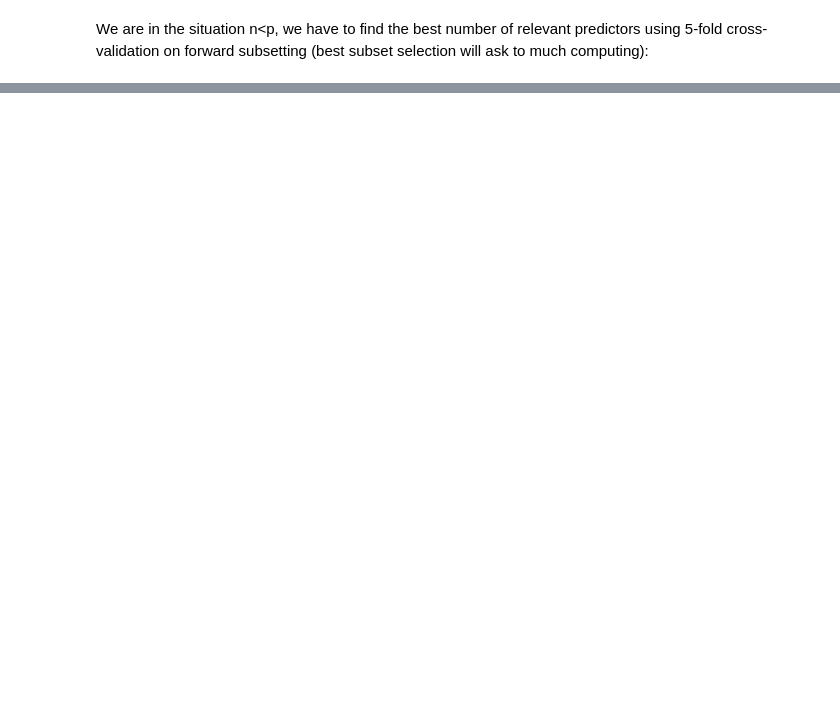
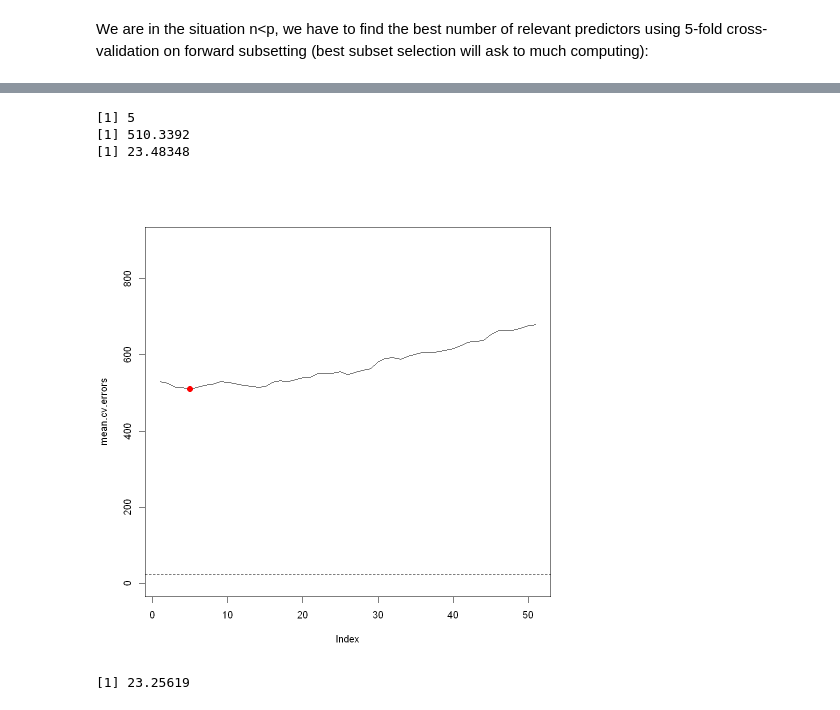
Before and after one commit to tomcastigl/BIO-322_mini_proj, a Jupyter notebook: src/projectA.ipynb, the cells around one changed output, grey strips where cells are left out. Cells and saved outputs as stored; diff of their text form; code cells hidden in the pictures; blank space fills up the shorter version.

Commit message:
maybe finished linear methods

```diff
--- a/src/projectA.ipynb
+++ b/src/projectA.ipynb
@@ -100,10 +148,3 @@ We are in the situation n<p, we have to find the best number of relevant predict
 # %%
 library(leaps)
 library(tidymodels)
-# %%
-predict.regsubsets <- function(object, newdata, id, form = as.formula(object$call[[2]])) {
-    mat = model.matrix(form, newdata)
-    coefi = coef(object, id=id)
-    xvars = names(coefi)
-    mat[,xvars]%*%coefi
-}                                    #using predict formula defined in Lecture 4
@@ -110,10 +158,13 @@ predict.regsubsets <- function(object, newdata, id, form = as.formula(object$cal
 # %%
-fit.and.eval<-function(fold,formula = VALENCE.PLEASANTNESS ~ .) {
-    fit<-regsubsets(formula, analysis(fold), nvmax=30, method = 'forward')
+predict.regsubsets<-function(object,newdata,nb,formula=as.formula(object$call[2])){
+    mat=model.matrix(formula,newdata)
+    coefs=coef(object, id=nb)
+    xvars=names(coefs)
+    return(mat[,xvars]%*%coefs)
+}
+fit_and_eval<-function(fold,formula=VALENCE.PLEASANTNESS ~ .){
+    fit<-regsubsets(formula, analysis(fold), method='forward', nvmax=50,really.big=T)
     valid.set<-assessment(fold)
     sapply(1:(fit$nvmax-1),
-          function(nb) mean((valid.set$VALENCE.PLEASANTNESS - predict(fit, valid.set, nb, formula))^2))
+           function(nb) mean((valid.set$VALENCE.PLEASANTNESS - predict(fit, valid.set, nb, formula))^2))
 }
-validation.data<-vfold_cv(data,v=5)
-cv.errors<-sapply(validation.data$splits, fit.and.eval)
-head(cv.errors)
@@ -158,0 +173,5 @@ A matrix: 10 × 5 of type dbl
+# %%
+set.seed(2)
+valid.data<-vfold_cv(data.train,v=5)
+cv.errors<-sapply(valid.data$splits,fit_and_eval)
+mean.cv.errors<-rowMeans(cv.errors)
@@ -158,0 +194,19 @@ A matrix: 10 × 5 of type dbl
+# %%
+plot(mean.cv.errors, type='l', ylim=c(0,900))
+cv.min = which.min(mean.cv.errors)
+points(cv.min, mean.cv.errors[cv.min], col = "red", cex = 2, pch = 20)
+abline(sd(data.train$VALENCE.PLEASANTNESS), 0, lty = "dashed")
+print(cv.min)
+print(mean.cv.errors[cv.min])
+print(sd(data.train$VALENCE.PLEASANTNESS))
+# %% [output]
+[1] 5
+[1] 510.3392
+[1] 23.48348
+[figure, added]
+# %%
+reg.test.pred<-predict.regsubsets(reg.fit.fwd,data.test, cv.min, formula=VALENCE.PLEASANTNESS ~ .)
+reg.test.RMSE<-sqrt(mean((data.test$VALENCE.PLEASANTNESS-reg.test.pred)^2))
+print(reg.test.RMSE)
+# %% [output]
+[1] 23.25619
```
Also changed, not shown: parts of 37 cells of this notebook, 2 other files.
